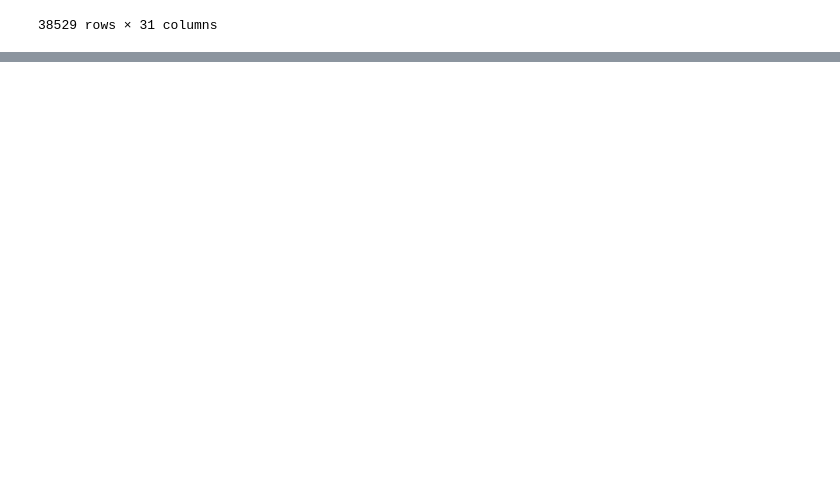
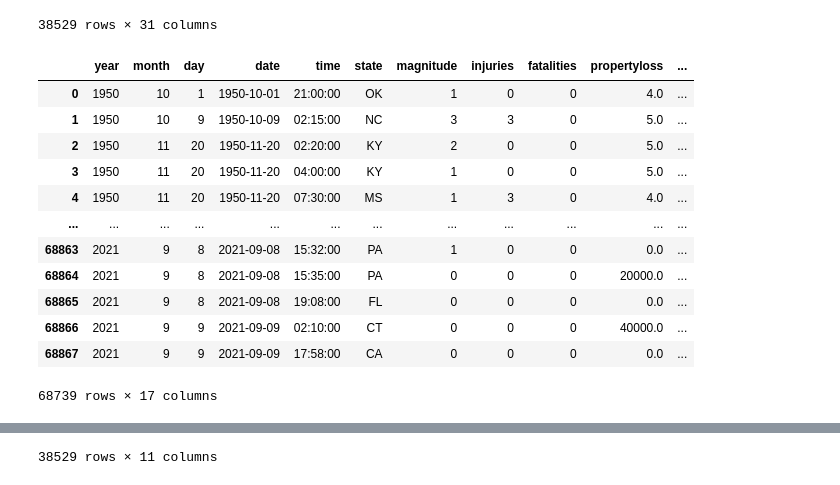
Before and after one commit to PabloUMD/Project1Bootcamp, a Jupyter notebook: Project1.ipynb, the cells around one changed output, grey strips where cells are left out. Cells and saved outputs as stored; diff of their text form; code cells hidden in the pictures; blank space fills up the shorter version.

Commit message:
cleaning the Data

```diff
--- a/Project1.ipynb
+++ b/Project1.ipynb
@@ -46,3 +46,68 @@ display(mobile_home_data)
 | 38527 | 38527 | -83.815211 | 40.769507 | 38528 | 41221 | Not Available | 547 E Lincoln Ave | Not Available | Ada | OH | ... | ... |
 | 38528 | 38528 | -83.814061 | 40.769233 | 38529 | 41222 | Not Available | 580 E Lincoln Ave | Not Available | Ada | OH | ... | ... |
 38529 rows × 31 columns
+# %%
+# CLEANING DATA FOR BOTH CSV FILES
+# Rename columns in tornadoes_data
+clean_tornadoes_data = tornadoes_data.rename(columns={
+    "yr": "year",
+    "mo": "month",
+    "dy": "day",
+    "st": "state",
+    "mag": "magnitude",
+    "inj": "injuries",
+    "fat": "fatalities",
+    "loss": "propertyloss",
+    "closs": "lossinmillions",
+    "slat": "latitude",
+    "slon": "longitude",
+    "elat": "latitudeend",
+    "elon": "longitudeend",
+    "len": "lengthinmiles",
+    "wid": "widthinyards",
+    })
+# Delete columns in tornadoes_data
+clean_tornadoes_data = clean_tornadoes_data.drop(columns={"om","tz","stf","stn","ns","sn","sg","f1","f2","f3","f4","fc"})
+clean_tornadoes_data = clean_tornadoes_data[(clean_tornadoes_data['latitude'] != 0) | (clean_tornadoes_data['longitude'] != 0)]
+clean_tornadoes_data['latitude'] = clean_tornadoes_data['latitude'].round(1)
+clean_tornadoes_data['longitude'] = clean_tornadoes_data['longitude'].round(1)
+display(clean_tornadoes_data)
+# Rename columns in mobile_home_data
+clean_mobile_home_data = mobile_home_data.rename(columns={
+    "NAME": "name",
+    "ADDRESS": "address",
+    "CITY": "city",
+    "STATE": "state",
+    "ZIP": "zipcode",
+    "TELEPHONE": "telephone",
+    "TYPE": "type",
+    "STATUS": "status",
+    "COUNTY": "county",
+    "LATITUDE": "latitude",
+    "LONGITUDE": "longitude"
+    })
+# Delete columns in mobile home parks data
+clean_mobile_home_data = clean_mobile_home_data.drop(columns={
+"X", "Y", "FID", "MHPID", "ADDRESS2", "ZIP4", "COUNTYFIPS",
+"COUNTRY", "NAICS_CODE", "NAICS_DESC", "SOURCE",
+"SOURCEDATE", "VAL_METHOD", "VAL_DATE", "WEBSITE","index",
+"UNITS", "SIZE", "YEARBLT", "RevGeoFlag"})
+clean_mobile_home_data = clean_mobile_home_data[(clean_mobile_home_data['latitude'] != 0) | (clean_mobile_home_data['longitude'] != 0)]
+# Round coordinates to 4 decimal places
+clean_mobile_home_data['latitude'] = clean_mobile_home_data['latitude'].round(1)
+clean_mobile_home_data['longitude'] = clean_mobile_home_data['longitude'].round(1)
+display(clean_mobile_home_data)
+# %% [output]
+|  | year | month | day | date | time | state | magnitude | injuries | fatalities | propertyloss | ... |
+| 0 | 1950 | 10 | 1 | 1950-10-01 | 21:00:00 | OK | 1 | 0 | 0 | 4.0 | ... |
+| 1 | 1950 | 10 | 9 | 1950-10-09 | 02:15:00 | NC | 3 | 3 | 0 | 5.0 | ... |
+| 2 | 1950 | 11 | 20 | 1950-11-20 | 02:20:00 | KY | 2 | 0 | 0 | 5.0 | ... |
+| 3 | 1950 | 11 | 20 | 1950-11-20 | 04:00:00 | KY | 1 | 0 | 0 | 5.0 | ... |
+| 4 | 1950 | 11 | 20 | 1950-11-20 | 07:30:00 | MS | 1 | 3 | 0 | 4.0 | ... |
+| ... | ... | ... | ... | ... | ... | ... | ... | ... | ... | ... | ... |
+| 68863 | 2021 | 9 | 8 | 2021-09-08 | 15:32:00 | PA | 1 | 0 | 0 | 0.0 | ... |
+| 68864 | 2021 | 9 | 8 | 2021-09-08 | 15:35:00 | PA | 0 | 0 | 0 | 20000.0 | ... |
+| 68865 | 2021 | 9 | 8 | 2021-09-08 | 19:08:00 | FL | 0 | 0 | 0 | 0.0 | ... |
+| 68866 | 2021 | 9 | 9 | 2021-09-09 | 02:10:00 | CT | 0 | 0 | 0 | 40000.0 | ... |
+| 68867 | 2021 | 9 | 9 | 2021-09-09 | 17:58:00 | CA | 0 | 0 | 0 | 0.0 | ... |
+68739 rows × 17 columns
@@ -48,0 +126 @@ display(mobile_home_data)
+38529 rows × 11 columns
```
Also changed, not shown: parts of 1 cell of this notebook.
